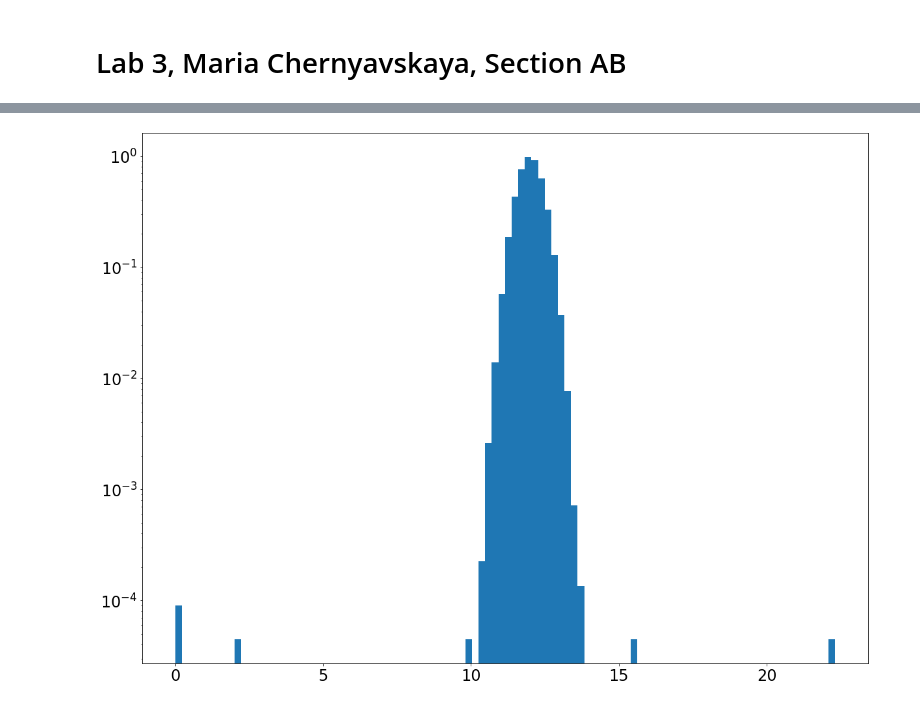
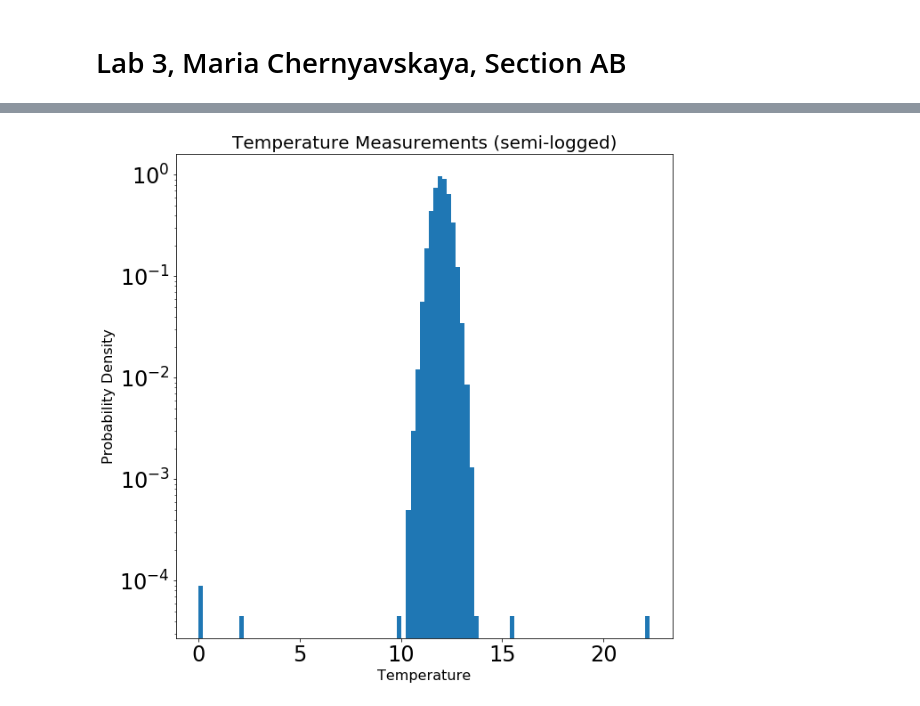
Before and after one commit to maria8ch/Phys434_BigData, a Jupyter notebook: Chernyavskaya_Report3.ipynb, the cells around one changed output, grey strips where cells are left out. Drawn from its saved outputs; the diff is of its cells as text; code cells hidden in the pictures.

```diff
--- a/Chernyavskaya_Report3.ipynb
+++ b/Chernyavskaya_Report3.ipynb
@@ -3,12 +3,13 @@
 # %%
 import numpy as np
 import pandas as pd
+from pandas import DataFrame as df
 import matplotlib
 import matplotlib.pyplot as plt
 import scipy
 from scipy import stats
 from scipy.stats import norm
-plt.rcParams["figure.figsize"] = (20,15)
+plt.rcParams["figure.figsize"] = (10,10)
 # %% [markdown]
 This week we are going to concentrate on asking a statistical question. This process almost always consists of 3+ steps:
 
@@ -25,12 +31,19 @@ To make this a bit concrete, we will simulate a little data. Start by simulating
 # %%
-d = np.append(stats.norm.rvs(loc = 12., scale = 0.4, size = 100000), [10., 10.3, 2.1, 0., 0., 15.6, 22.3, 12.7])
+mu = 12
+sigma = 0.4
+real = stats.norm.rvs(loc = mu, scale = sigma, size = 100000)
+fake= [10., 10.3, 2.1, 0., 0., 15.6, 22.3, 12.7]
+d = np.append(real, fake)
 fig, ax = plt.subplots(1, 1)
 ax.hist(d,100, density=True)
 plt.tick_params(labelsize = 24)
 plt.yscale('log')
+plt.xlabel('Temperature', fontsize=16)
+plt.ylabel('Probability Density', fontsize=16)
+plt.title('Temperature Measurements (semi-logged)', fontsize = 20)
 plt.show()
 # %% [output]
-[figure, old version]
+[figure, new version]
 # %%
 fig, ax = plt.subplots(1, 1)
 x = np.linspace(4.95,5.05,1000)
```
Also changed, not shown: parts of 16 cells of this notebook.
